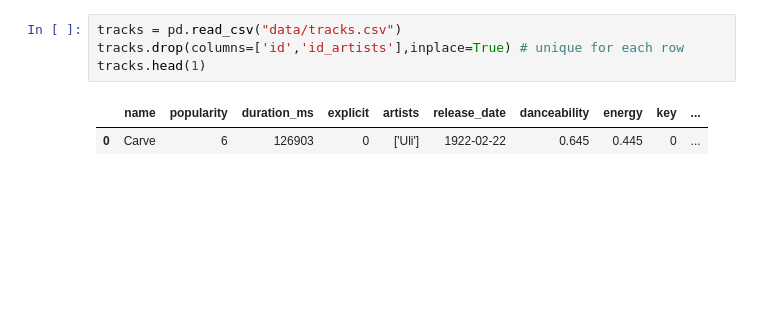
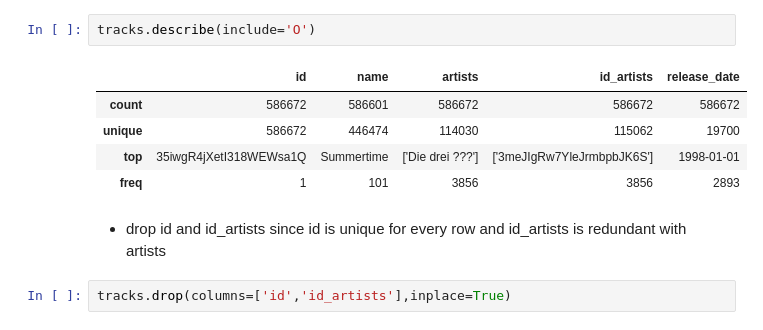
Before and after one commit to isacmlee/song-recommender, a Jupyter notebook: song-recommender.ipynb, the cells around one changed output. Drawn from its saved outputs; the diff is of its cells as text; blank space fills up the shorter version.

```diff
--- a/song-recommender.ipynb
+++ b/song-recommender.ipynb
@@ -12,7 +113,12 @@ my_spotify_data.head(1)
+# %%
+tracks.describe(include='O')
+# %% [output]
+|  | id | name | artists | id_artists | release_date |
+| count | 586672 | 586601 | 586672 | 586672 | 586672 |
+| unique | 586672 | 446474 | 114030 | 115062 | 19700 |
+| top | 35iwgR4jXetI318WEWsa1Q | Summertime | ['Die drei ???'] | ['3meJIgRw7YleJrmbpbJK6S'] | 1998-01-01 |
+| freq | 1 | 101 | 3856 | 3856 | 2893 |
+# %% [markdown]
+* drop id and id_artists since id is unique for every row and id_artists is redundant with artists
 # %%
-tracks = pd.read_csv("data/tracks.csv")
-tracks.drop(columns=['id','id_artists'],inplace=True) # unique for each row
-tracks.head(1)
+tracks.drop(columns=['id','id_artists'],inplace=True)
-# %% [output]
-|  | name | popularity | duration_ms | explicit | artists | release_date | danceability | energy | key | ... |
-| 0 | Carve | 6 | 126903 | 0 | ['Uli'] | 1922-02-22 | 0.645 | 0.445 | 0 | ... |
```
Also changed, not shown: parts of 28 cells of this notebook.
